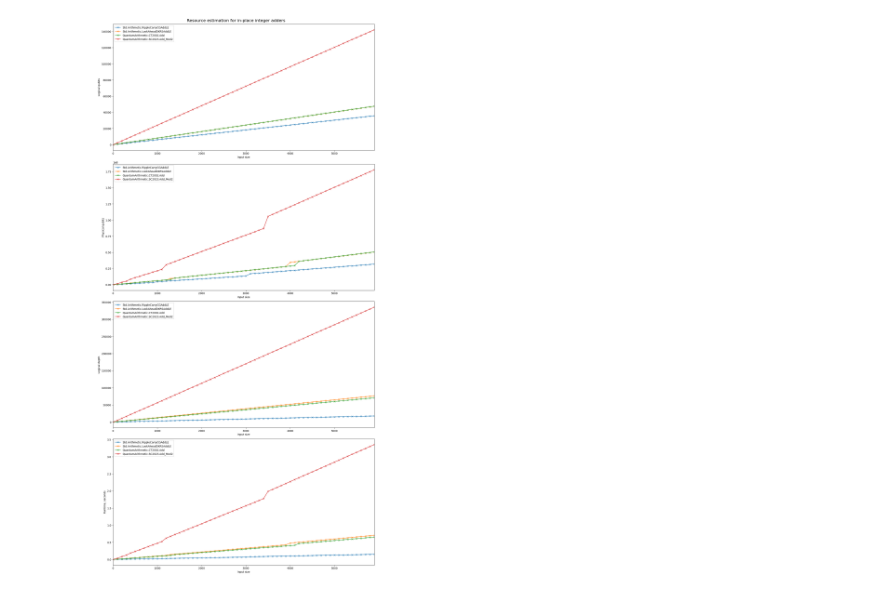
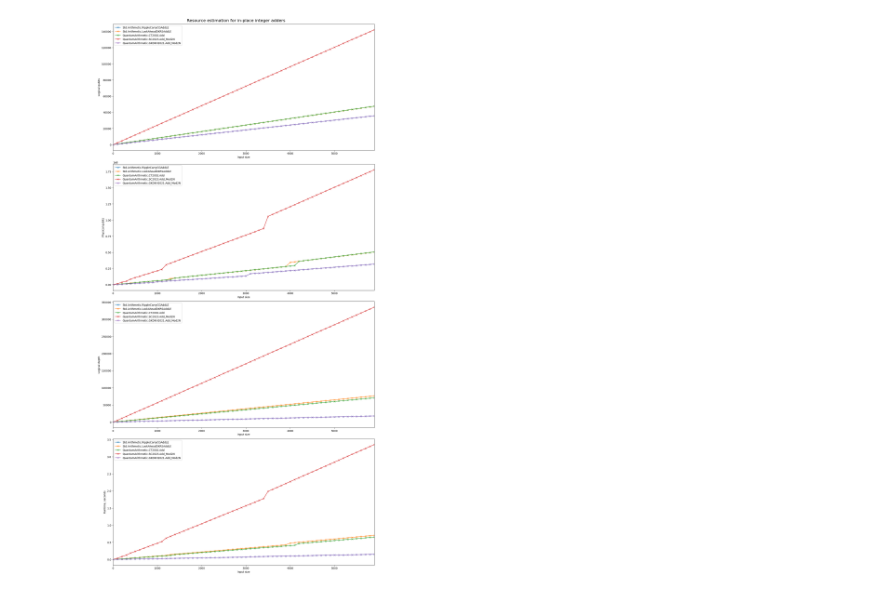
Before and after one commit to fedimser/quant-arith-re, a Jupyter notebook: resource_estimate/Resourse estimation for out-of-place adders.ipynb, the cells around one changed output. Drawn from its saved outputs; the diff is of its cells as text; code cells hidden in the pictures.

```diff
--- a/resource_estimate/Resourse estimation for out-of-place adders.ipynb
+++ b/resource_estimate/Resourse estimation for out-of-place adders.ipynb
@@ -22,34 +22,35 @@ ops = [
   "Std.Arithmetic.RippleCarryCGAddLE",
   "Std.Arithmetic.LookAheadDKRSAddLE",
   "QuantumArithmetic.CT2002.Add",
-  "QuantumArithmetic.SC2023.Add_Mod2",
+  "QuantumArithmetic.SC2023.Add_Mod2N",
+  "QuantumArithmetic.GKDKH2021.Add_Mod2N",
 ]
 
 n_range_default = [3]+list(range(100, 6000, 100))
 n_ranges = {op: n_range_default for op in ops}
 
 metrics = ["Logical qubits", "Physical qubits", "Logical depth", "Runtime, seconds"]
 charts = [{op: [] for op in ops} for _ in range(len(metrics))]
 
 for op in ops:
     for n in n_ranges[op]:
         t0=time.time()
         estimates = json.loads(estimate_resources_out_of_place_adder(op, n))
         #print(n, op, time.time()-t0, flush=True)
         charts[0][op].append(estimates['physicalCounts']['breakdown']['algorithmicLogicalQubits'])
         charts[1][op].append(estimates['physicalCounts']['physicalQubits'])
         charts[2][op].append(estimates['physicalCounts']['breakdown']['logicalDepth'])
         charts[3][op].append(estimates['physicalCounts']['runtime']/10**9)
 
 fig, ax = plt.subplots(figsize=(15, 30), nrows=len(metrics), ncols=1, constrained_layout=True)
 for i in range(len(metrics)):
     for op in ops:
         ax[i].plot(n_ranges[op], charts[i][op], label=op, marker='x')
     ax[i].set_xlim([0,max(max(n_ranges[op]) for op in ops)])
     ax[i].legend()
     ax[i].set_xlabel('Input size')
     ax[i].set_ylabel(metrics[i])
 fig.suptitle("Resource estimation for in-place integer adders", fontsize=16)
 plt.show()
 # %% [output]
-[figure, old version]
+[figure, new version]
```
Also changed, not shown: 1 other file.
